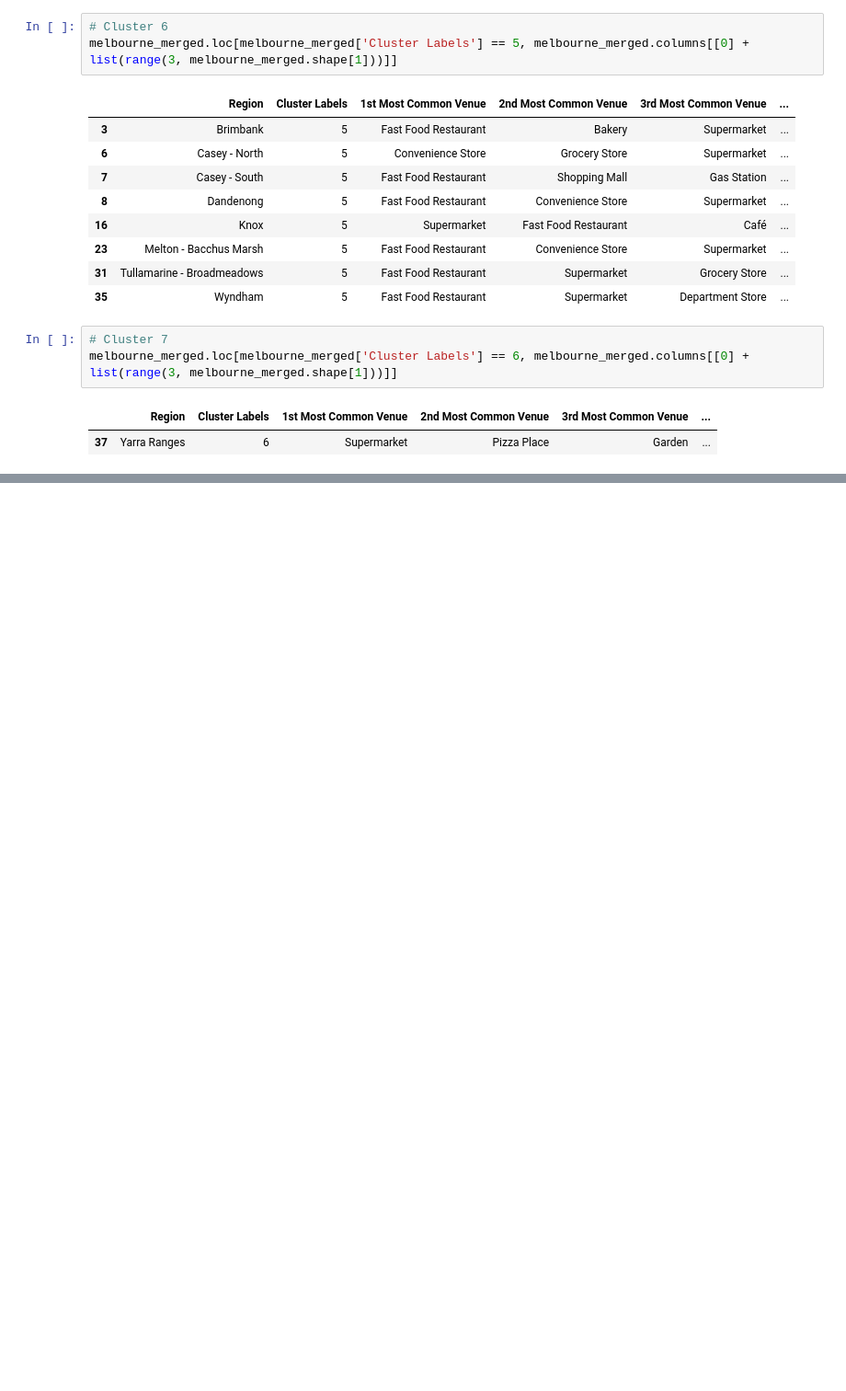
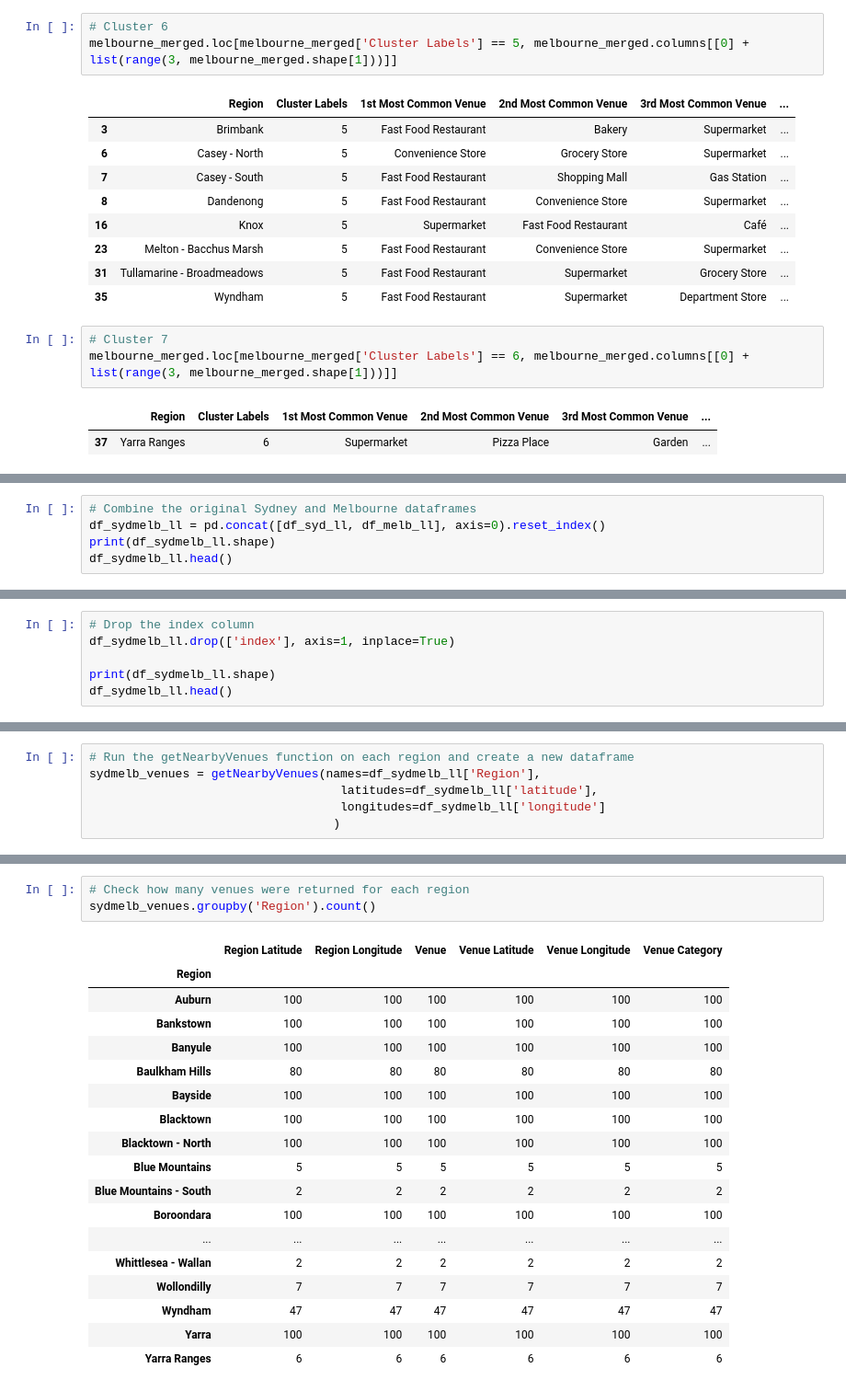
Before and after one commit to janelleamet/Coursera_Capstone, a Jupyter notebook: Applied Data Science Capstone.ipynb, the cells around one changed output, grey strips where cells are left out. Shown at 92% size. Saved outputs shown, nothing was run; the diff lists cells and outputs as text; blank space fills up the shorter version.

```diff
--- a/Applied Data Science Capstone.ipynb
+++ b/Applied Data Science Capstone.ipynb
@@ -953,0 +958,5 @@ melbourne_merged.loc[melbourne_merged['Cluster Labels'] == 6, melbourne_merged.c
+# %%
+# Combine the original Sydney and Melbourne dataframes
+df_sydmelb_ll = pd.concat([df_syd_ll, df_melb_ll], axis=0).reset_index()
+print(df_sydmelb_ll.shape)
+df_sydmelb_ll.head()
@@ -953,0 +971,6 @@ melbourne_merged.loc[melbourne_merged['Cluster Labels'] == 6, melbourne_merged.c
+# %%
+# Drop the index column
+df_sydmelb_ll.drop(['index'], axis=1, inplace=True)
+
+print(df_sydmelb_ll.shape)
+df_sydmelb_ll.head()
@@ -953,0 +1020,6 @@ melbourne_merged.loc[melbourne_merged['Cluster Labels'] == 6, melbourne_merged.c
+# %%
+# Run the getNearbyVenues function on each region and create a new dataframe
+sydmelb_venues = getNearbyVenues(names=df_sydmelb_ll['Region'],
+                                   latitudes=df_sydmelb_ll['latitude'],
+                                   longitudes=df_sydmelb_ll['longitude']
+                                  )
@@ -953,0 +1056,22 @@ melbourne_merged.loc[melbourne_merged['Cluster Labels'] == 6, melbourne_merged.c
+# %%
+# Check how many venues were returned for each region
+sydmelb_venues.groupby('Region').count()
+# %% [output]
+|  | Region Latitude | Region Longitude | Venue | Venue Latitude | Venue Longitude | Venue Category |
+| Region |  |  |  |  |  |  |
+| Auburn | 100 | 100 | 100 | 100 | 100 | 100 |
+| Bankstown | 100 | 100 | 100 | 100 | 100 | 100 |
+| Banyule | 100 | 100 | 100 | 100 | 100 | 100 |
+| Baulkham Hills | 80 | 80 | 80 | 80 | 80 | 80 |
+| Bayside | 100 | 100 | 100 | 100 | 100 | 100 |
+| Blacktown | 100 | 100 | 100 | 100 | 100 | 100 |
+| Blacktown - North | 100 | 100 | 100 | 100 | 100 | 100 |
+| Blue Mountains | 5 | 5 | 5 | 5 | 5 | 5 |
+| Blue Mountains - South | 2 | 2 | 2 | 2 | 2 | 2 |
+| Boroondara | 100 | 100 | 100 | 100 | 100 | 100 |
+| ... | ... | ... | ... | ... | ... | ... |
+| Whittlesea - Wallan | 2 | 2 | 2 | 2 | 2 | 2 |
+| Wollondilly | 7 | 7 | 7 | 7 | 7 | 7 |
+| Wyndham | 47 | 47 | 47 | 47 | 47 | 47 |
+| Yarra | 100 | 100 | 100 | 100 | 100 | 100 |
+| Yarra Ranges | 6 | 6 | 6 | 6 | 6 | 6 |
```
Also changed, not shown: parts of 49 cells of this notebook.
